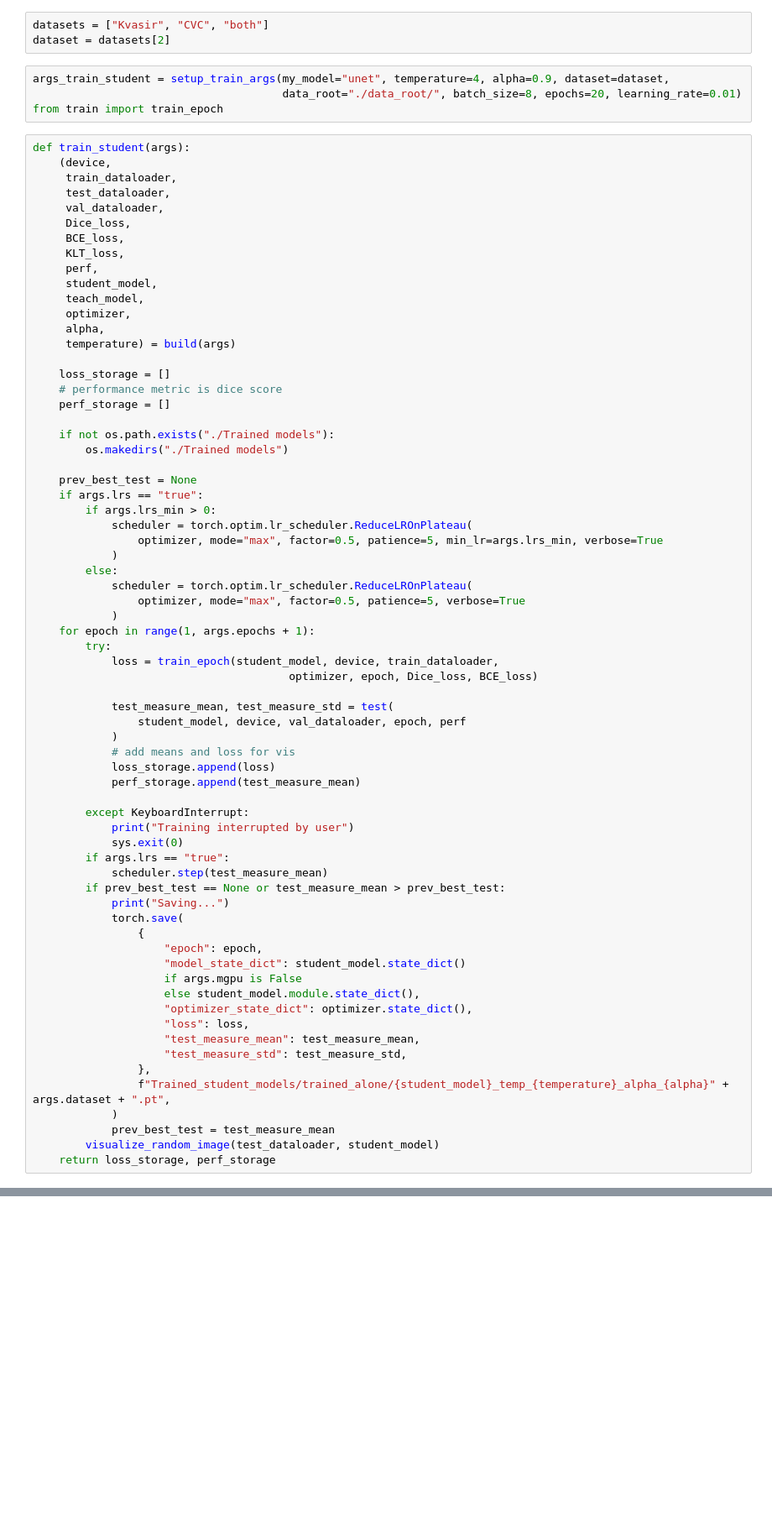
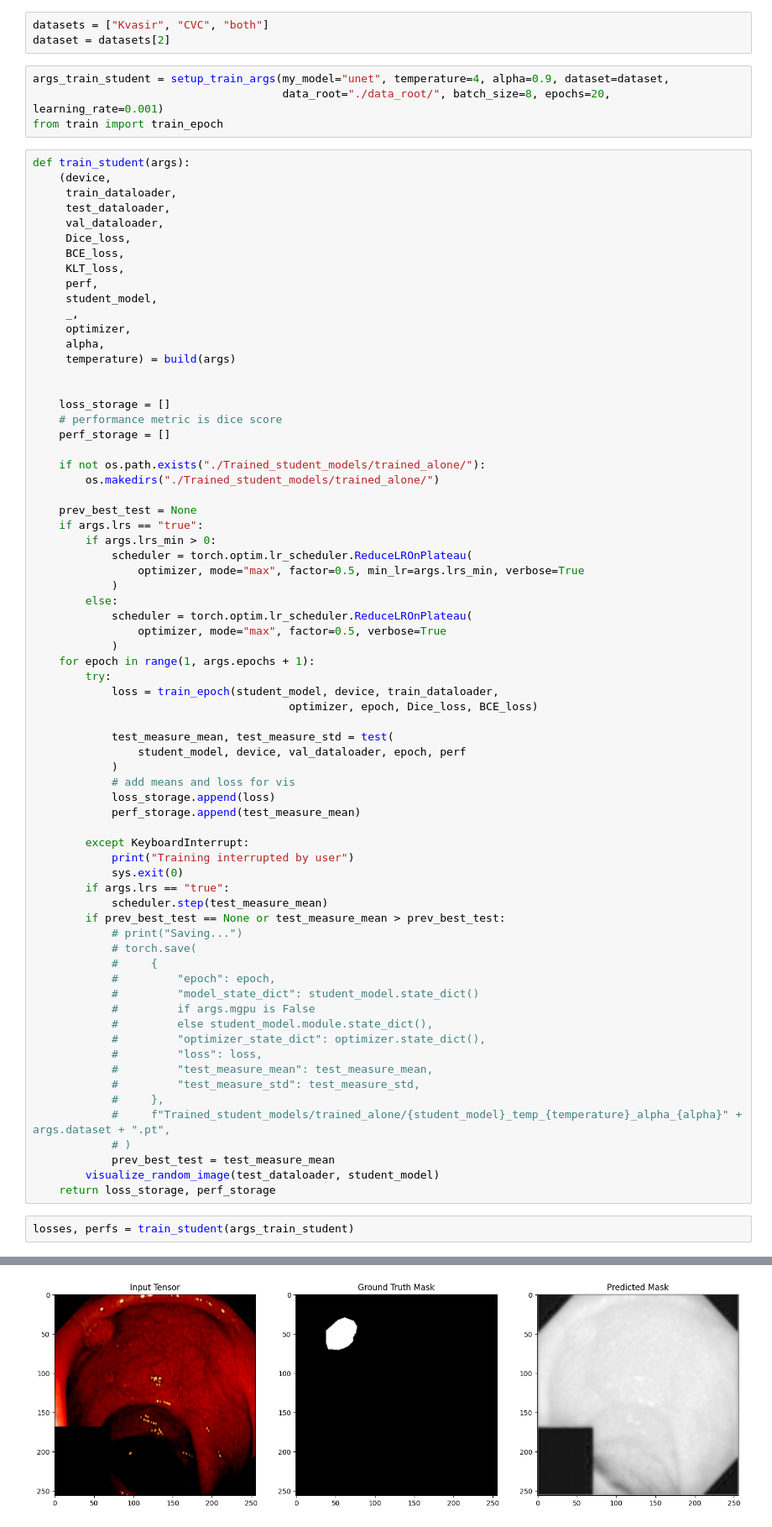
Before and after one commit to rpathak38/StudentTeacher, a Jupyter notebook: student_train_alone.ipynb, the cells around one changed output, grey strips where cells are left out. Shown at 84% size. Saved outputs shown, nothing was run; the diff lists cells and outputs as text; blank space fills up the shorter version.

Commit message:
save_point

```diff
--- a/student_train_alone.ipynb
+++ b/student_train_alone.ipynb
@@ -12,7 +15,7 @@ datasets = ["Kvasir", "CVC", "both"]
 dataset = datasets[2]
 # %%
 args_train_student = setup_train_args(my_model="unet", temperature=4, alpha=0.9, dataset=dataset,
-                                      data_root="./data_root/", batch_size=8, epochs=20, learning_rate=0.01)
+                                      data_root="./data_root/", batch_size=8, epochs=20, learning_rate=0.001)
 from train import train_epoch
 # %%
 def train_student(args):
@@ -25,27 +28,28 @@ def train_student(args):
      KLT_loss,
      perf,
      student_model,
-     teach_model,
+     _,
      optimizer,
      alpha,
      temperature) = build(args)
+
 
     loss_storage = []
     # performance metric is dice score
     perf_storage = []
 
-    if not os.path.exists("./Trained models"):
-        os.makedirs("./Trained models")
+    if not os.path.exists("./Trained_student_models/trained_alone/"):
+        os.makedirs("./Trained_student_models/trained_alone/")
 
     prev_best_test = None
     if args.lrs == "true":
         if args.lrs_min > 0:
             scheduler = torch.optim.lr_scheduler.ReduceLROnPlateau(
-                optimizer, mode="max", factor=0.5, patience=5, min_lr=args.lrs_min, verbose=True
+                optimizer, mode="max", factor=0.5, min_lr=args.lrs_min, verbose=True
             )
         else:
             scheduler = torch.optim.lr_scheduler.ReduceLROnPlateau(
-                optimizer, mode="max", factor=0.5, patience=5, verbose=True
+                optimizer, mode="max", factor=0.5, verbose=True
             )
     for epoch in range(1, args.epochs + 1):
         try:
@@ -65,20 +69,23 @@ def train_student(args):
         if args.lrs == "true":
             scheduler.step(test_measure_mean)
         if prev_best_test == None or test_measure_mean > prev_best_test:
-            print("Saving...")
-            torch.save(
-                {
-                    "epoch": epoch,
-                    "model_state_dict": student_model.state_dict()
-                    if args.mgpu is False
-                    else student_model.module.state_dict(),
-                    "optimizer_state_dict": optimizer.state_dict(),
-                    "loss": loss,
-                    "test_measure_mean": test_measure_mean,
-                    "test_measure_std": test_measure_std,
-                },
-                f"Trained_student_models/trained_alone/{student_model}_temp_{temperature}_alpha_{alpha}" + args.dataset + ".pt",
-            )
+            # print("Saving...")
+            # torch.save(
+            #     {
+            #         "epoch": epoch,
+            #         "model_state_dict": student_model.state_dict()
+            #         if args.mgpu is False
+            #         else student_model.module.state_dict(),
+            #         "optimizer_state_dict": optimizer.state_dict(),
+            #         "loss": loss,
+            #         "test_measure_mean": test_measure_mean,
+            #         "test_measure_std": test_measure_std,
+            #     },
+            #     f"Trained_student_models/trained_alone/{student_model}_temp_{temperature}_alpha_{alpha}" + args.dataset + ".pt",
+            # )
             prev_best_test = test_measure_mean
         visualize_random_image(test_dataloader, student_model)
     return loss_storage, perf_storage
+# %%
+losses, perfs = train_student(args_train_student)
+# %% [output]
@@ -84,0 +95 @@ def train_student(args):
+[figure, added]
```
Also changed, not shown: parts of 2 cells of this notebook, 3 other files.
